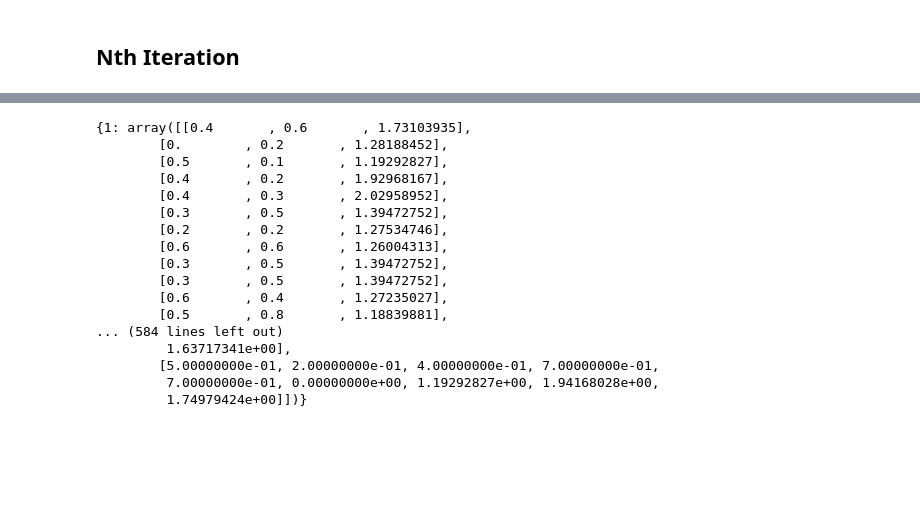
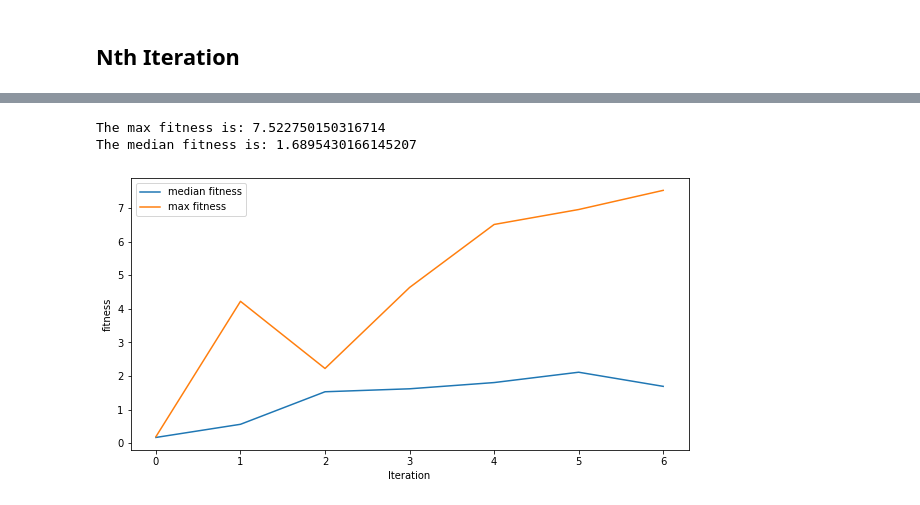
Before and after one commit to pozzo-research-group/HEAD, a Jupyter notebook: genetic_algorithm/GA_final_version_testing.ipynb, the cells around one changed output, grey strips where cells are left out. Saved outputs shown, nothing was run; the diff lists cells and outputs as text; code cells hidden in the pictures; blank space fills up the shorter version.

```diff
--- a/genetic_algorithm/GA_final_version_testing.ipynb
+++ b/genetic_algorithm/GA_final_version_testing.ipynb
@@ -123,20 +183,14 @@ array([[0.51613574, 0.03973181, 0.44413245],
-# %%
-dictionary_of_moves
-# %% [output]
-{1: array([[0.4       , 0.6       , 1.73103935],
-        [0.        , 0.2       , 1.28188452],
-        [0.5       , 0.1       , 1.19292827],
-        [0.4       , 0.2       , 1.92968167],
-        [0.4       , 0.3       , 2.02958952],
-        [0.3       , 0.5       , 1.39472752],
-        [0.2       , 0.2       , 1.27534746],
-        [0.6       , 0.6       , 1.26004313],
-        [0.3       , 0.5       , 1.39472752],
-        [0.3       , 0.5       , 1.39472752],
-        [0.6       , 0.4       , 1.27235027],
-        [0.5       , 0.8       , 1.18839881],
-... (584 lines left out)
-         1.63717341e+00],
-        [5.00000000e-01, 2.00000000e-01, 4.00000000e-01, 7.00000000e-01,
-         7.00000000e-01, 0.00000000e+00, 1.19292827e+00, 1.94168028e+00,
-         1.74979424e+00]])}
+# %%
+##################### Setting 2 #########################
+next_gen_conc = loaded_dict['next_gen_conc']
+single_data = loaded_dict['single_data']
+median_fitness_list = loaded_dict['median_fitness_list']
+max_fitness_list = loaded_dict['max_fitness_list']
+iteration = loaded_dict['iteration']
+median_fitness_list, max_fitness_list, iteration = plot_fitness(loaded_dict, savefig = False)
+loaded_dict['median_fitness_list'] = median_fitness_list
+loaded_dict['max_fitness_list'] = max_fitness_list
+# %% [output]
+The max fitness is: 7.522750150316714
+The median fitness is: 1.6895430166145207
+[figure, added]
```
Also changed, not shown: parts of 25 cells of this notebook, 2 other files.
